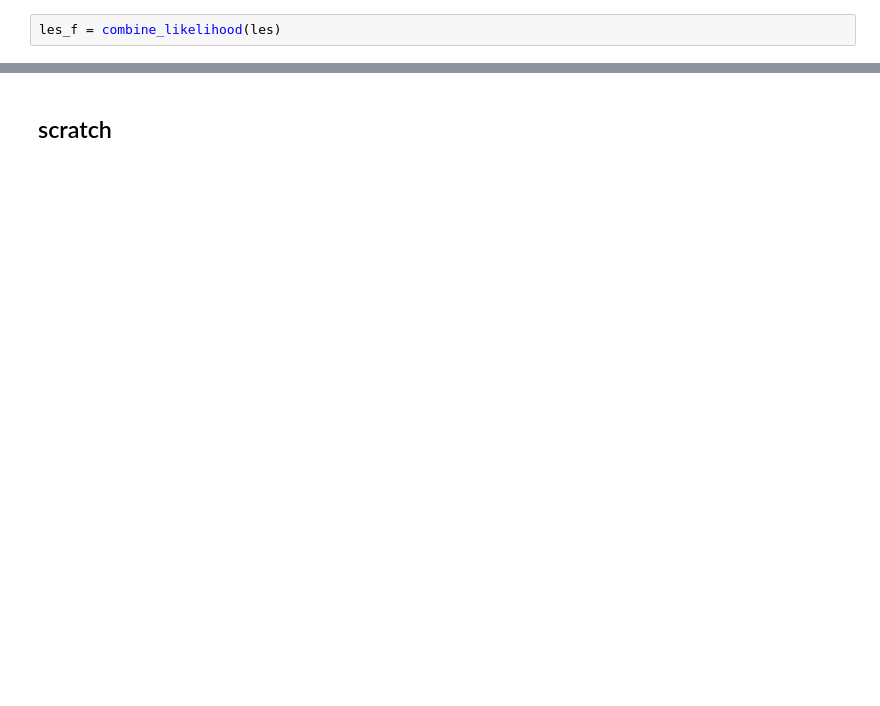
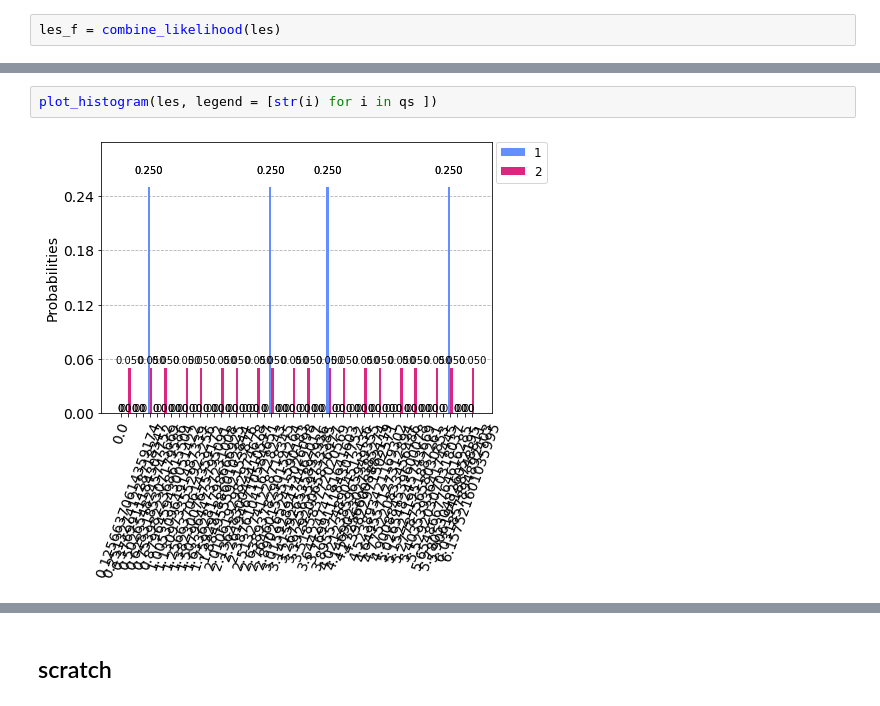
Before and after one commit to speQtrum/QulabsWorkspace-Rajarshi, a Jupyter notebook: QAE.mle.ipynb, the cells around one changed output, grey strips where cells are left out. Saved outputs shown, nothing was run; the diff lists cells and outputs as text; blank space fills up the shorter version.

```diff
--- a/QAE.mle.ipynb
+++ b/QAE.mle.ipynb
@@ -251,3 +251,7 @@ plot_histogram(les_f)
+# %%
+plot_histogram(les, legend = [str(i) for i in qs ])
+# %% [output]
+[figure, added]
 # %%
 estimate = sorted(zip(les_f.values(), les_f.keys()), reverse= True)
 for p in range(5): print('$ \theta $ = ',estimate[p][1] )
```
Also changed, not shown: parts of 11 cells of this notebook.
